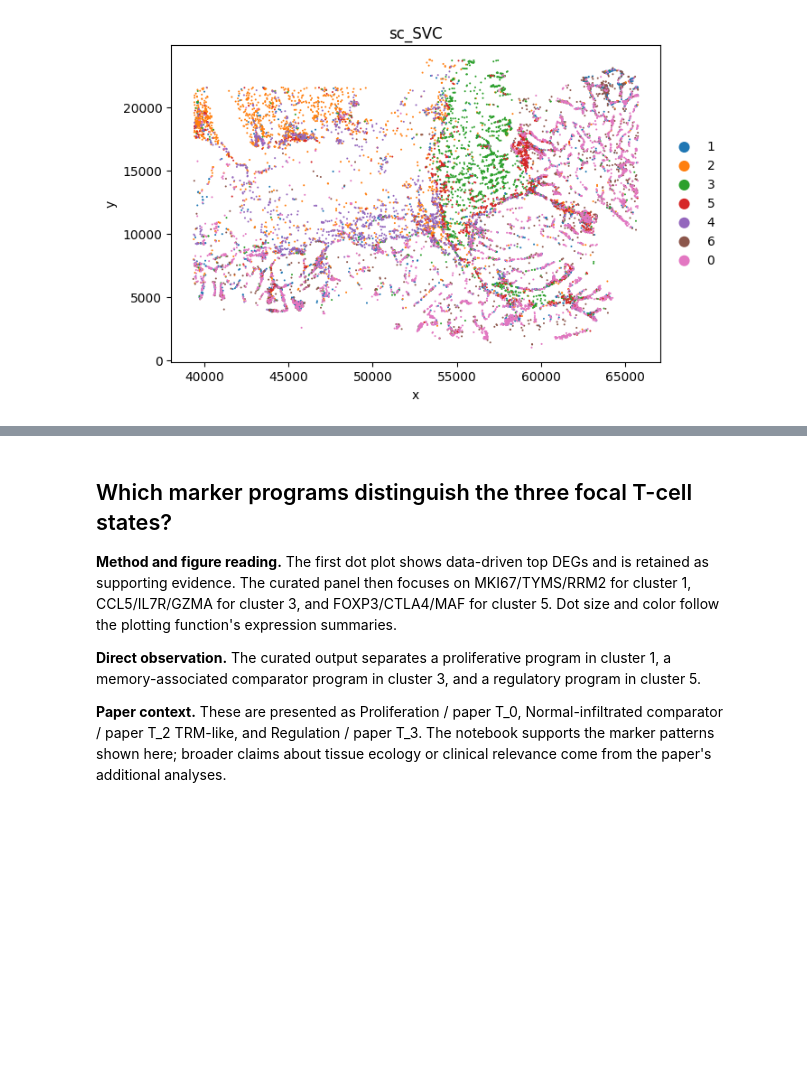
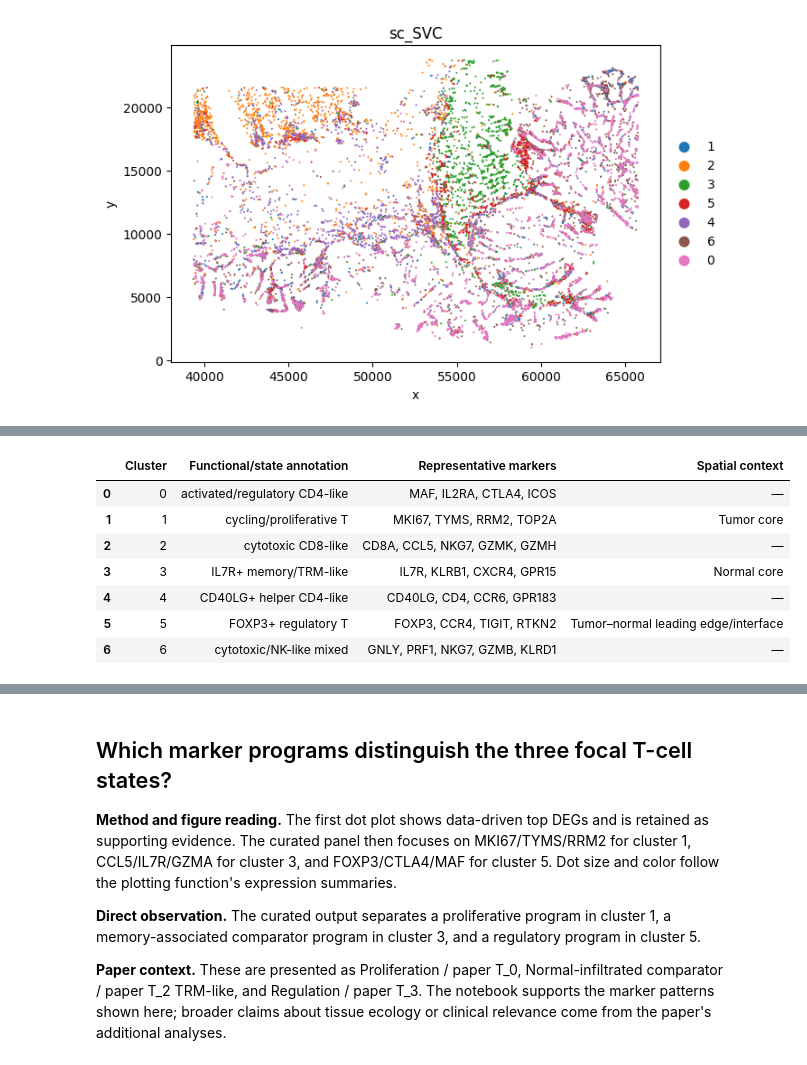
Before and after one commit to wuys13/REVISE, a Jupyter notebook: reproduce/case/Xenium_sc_SVC_T.ipynb, the cells around one changed output, grey strips where cells are left out. Saved outputs shown, nothing was run; the diff lists cells and outputs as text; code cells hidden in the pictures; blank space fills up the shorter version.

```diff
--- a/reproduce/case/Xenium_sc_SVC_T.ipynb
+++ b/reproduce/case/Xenium_sc_SVC_T.ipynb
@@ -177,0 +238,20 @@ plot_sc_SVC(sc_svc_analysis.sc_SVC_adata_spatial, color=['Level2','SVC_cluster']
+# %%
+all_cluster_annotations = pd.DataFrame(
+    {
+        'Cluster': all_cluster_nums,
+        'Functional/state annotation': [
+            'activated/regulatory CD4-like',
+            'cycling/proliferative T',
+            'cytotoxic CD8-like',
+            'IL7R+ memory/TRM-like',
+            'CD40LG+ helper CD4-like',
+            'FOXP3+ regulatory T',
+            'cytotoxic/NK-like mixed',
+        ],
+        'Representative markers': [
+            ', '.join(all_cluster_marker_panels[f'Cluster {cluster}'])
+            for cluster in all_cluster_nums
+        ],
+    }
+)
+all_cluster_annotations.set_index('Cluster')
@@ -177,0 +317,23 @@ plot_sc_SVC(sc_svc_analysis.sc_SVC_adata_spatial, color=['Level2','SVC_cluster']
+# %%
+spatial_contexts = {
+    '0': '—',
+    '1': 'Tumor core',
+    '2': '—',
+    '3': 'Normal core',
+    '4': '—',
+    '5': 'Tumor–normal leading edge/interface',
+    '6': '—',
+}
+all_cluster_summary = all_cluster_annotations.assign(
+    **{'Spatial context': all_cluster_annotations['Cluster'].map(spatial_contexts)}
+)
+all_cluster_summary
+# %% [output]
+|  | Cluster | Functional/state annotation | Representative markers | Spatial context |
+| 0 | 0 | activated/regulatory CD4-like | MAF, IL2RA, CTLA4, ICOS | — |
+| 1 | 1 | cycling/proliferative T | MKI67, TYMS, RRM2, TOP2A | Tumor core |
+| 2 | 2 | cytotoxic CD8-like | CD8A, CCL5, NKG7, GZMK, GZMH | — |
+| 3 | 3 | IL7R+ memory/TRM-like | IL7R, KLRB1, CXCR4, GPR15 | Normal core |
+| 4 | 4 | CD40LG+ helper CD4-like | CD40LG, CD4, CCR6, GPR183 | — |
+| 5 | 5 | FOXP3+ regulatory T | FOXP3, CCR4, TIGIT, RTKN2 | Tumor–normal leading edge/interface |
+| 6 | 6 | cytotoxic/NK-like mixed | GNLY, PRF1, NKG7, GZMB, KLRD1 | — |
```
Also changed, not shown: parts of 20 cells of this notebook, 2 other files.
